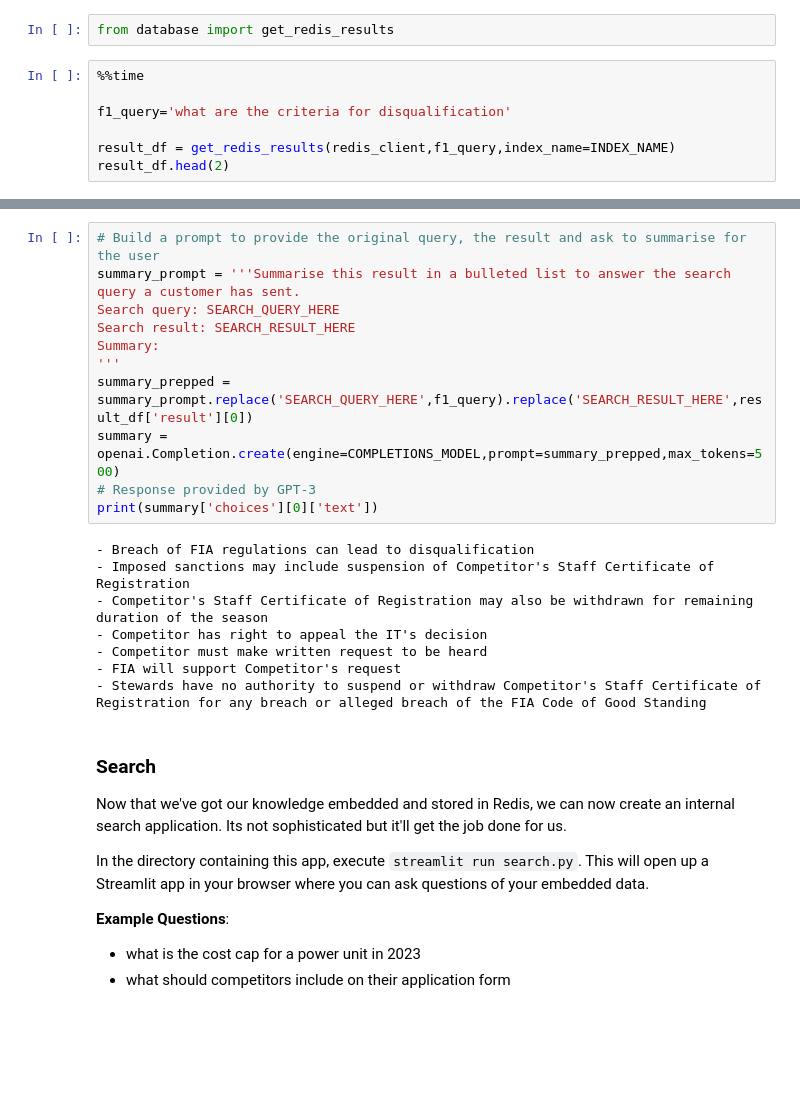
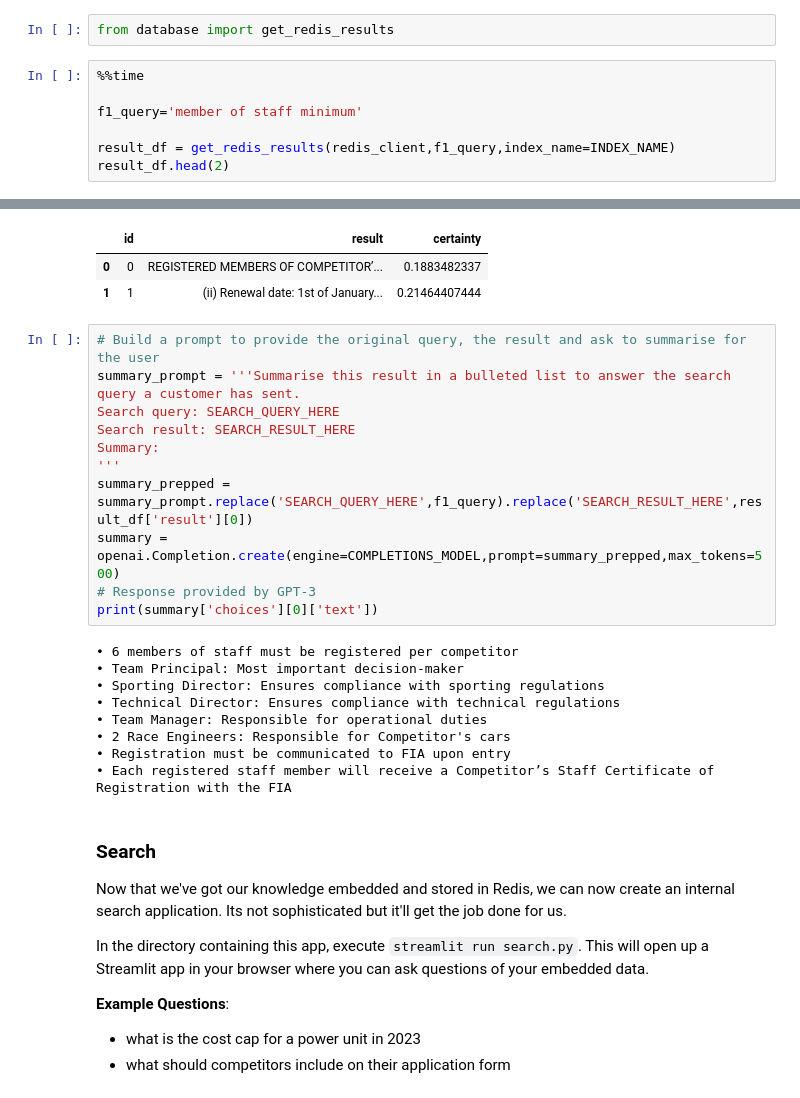
Before and after one commit to ruslany/openai-cookbook, a Jupyter notebook: apps/chatbot-kickstarter/powering_your_products_with_chatgpt_and_your_data.ipynb, the cells around one changed output, grey strips where cells are left out. Cells and saved outputs as stored; diff of their text form; blank space fills up the shorter version.

```diff
--- a/apps/chatbot-kickstarter/powering_your_products_with_chatgpt_and_your_data.ipynb
+++ b/apps/chatbot-kickstarter/powering_your_products_with_chatgpt_and_your_data.ipynb
@@ -205,7 +199,7 @@ from database import get_redis_results
 # %%
 %%time
 
-f1_query='what are the criteria for disqualification'
+f1_query='member of staff minimum'
 
 result_df = get_redis_results(redis_client,f1_query,index_name=INDEX_NAME)
 result_df.head(2)
@@ -214,3 +209,6 @@ InvalidRequestError: Must provide an 'engine' or 'deployment_id' parameter to cr
+|  | id | result | certainty |
+| 0 | 0 | REGISTERED MEMBERS OF COMPETITOR’... | 0.1883482337 |
+| 1 | 1 | (ii) Renewal date: 1st of January... | 0.21464407444 |
 # %%
 # Build a prompt to provide the original query, the result and ask to summarise for the user
 summary_prompt = '''Summarise this result in a bulleted list to answer the search query a customer has sent.
@@ -223,13 +221,14 @@ summary = openai.Completion.create(engine=COMPLETIONS_MODEL,prompt=summary_prepp
 # Response provided by GPT-3
 print(summary['choices'][0]['text'])
 # %% [output]
-- Breach of FIA regulations can lead to disqualification
-- Imposed sanctions may include suspension of Competitor's Staff Certificate of Registration
-- Competitor's Staff Certificate of Registration may also be withdrawn for remaining duration of the season
-- Competitor has right to appeal the IT's decision
-- Competitor must make written request to be heard
-- FIA will support Competitor's request
-- Stewards have no authority to suspend or withdraw Competitor's Staff Certificate of Registration for any breach or alleged breach of the FIA Code of Good Standing
+• 6 members of staff must be registered per competitor
+• Team Principal: Most important decision-maker
+• Sporting Director: Ensures compliance with sporting regulations
+• Technical Director: Ensures compliance with technical regulations
+• Team Manager: Responsible for operational duties
+• 2 Race Engineers: Responsible for Competitor's cars
+• Registration must be communicated to FIA upon entry
+• Each registered staff member will receive a Competitor’s Staff Certificate of Registration with the FIA
 # %% [markdown]
 ### Search
 
```
Also changed, not shown: parts of 11 cells of this notebook.
